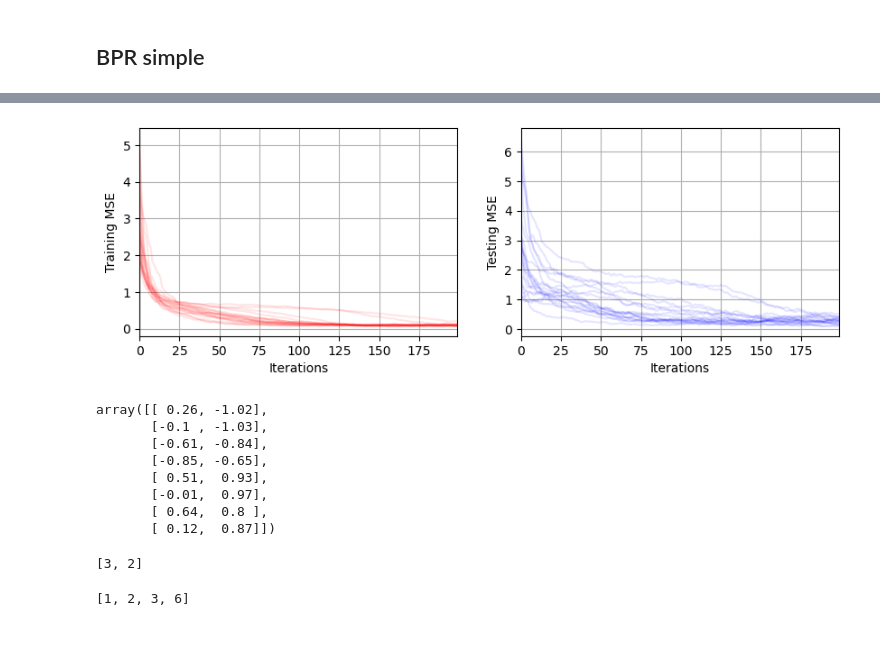
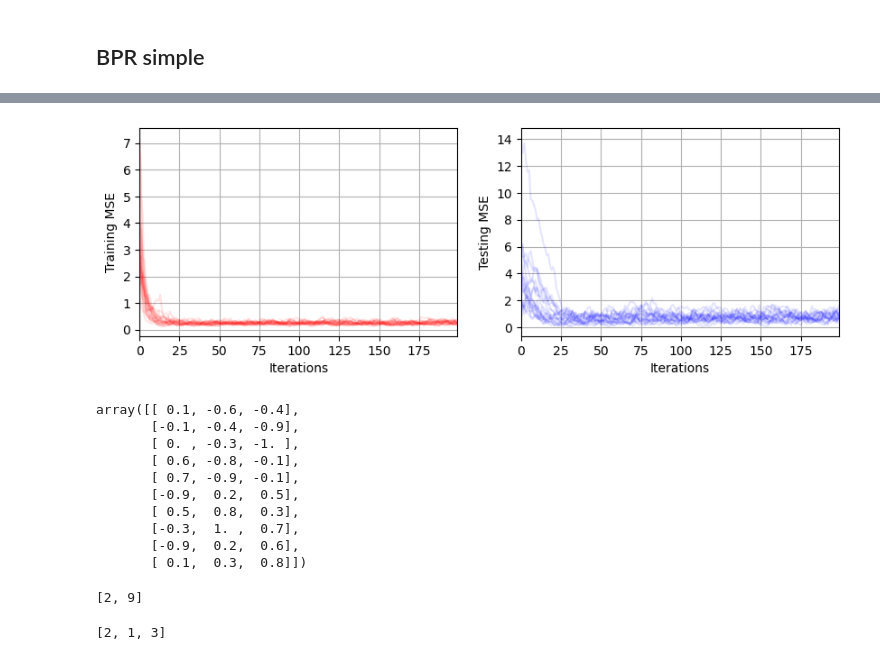
Before and after one commit to rimplesandhu/pybpr, a Jupyter notebook: examples/bpr_simple.ipynb, the cells around one changed output, grey strips where cells are left out. Drawn from its saved outputs; the diff is of its cells as text; code cells hidden in the pictures.

```diff
--- a/examples/bpr_simple.ipynb
+++ b/examples/bpr_simple.ipynb
@@ -36,42 +36,44 @@ array([[1, 1, 0, 0, 1, 0, 0, 0, 0, 0],
 # %%
 fig, ax = plt.subplots(1, 2, figsize=(10,3))
 bpr = BPR(
-    num_features = 2,
+    num_features = 3,
     num_users = cf.R.shape[0],
     num_items = cf.R.shape[1],
-    reg_lambda=0.2,
-    learning_rate=0.1
+    reg_lambda=0.1,
+    learning_rate=0.5
 )
 for _ in range(20):
-    bpr.fit(cf.R_train, cf.R_test, num_iters=200, batch_size=2, seed=None)
+    bpr.fit(cf.R_train, cf.R_test, num_iters=200, batch_size=1, seed=None)
     ax[0].plot(bpr.train_mse, '-r', alpha=0.1)
     ax[1].plot(bpr.test_mse, '-b', alpha=0.1)
 ax[0].set_ylabel('Training MSE')
 ax[1].set_ylabel('Testing MSE')
 for iax in ax:
     iax.grid(True)
     iax.set_xlim([0, len(bpr.train_mse)-1])
     iax.set_xlabel('Iterations')
     #iax.set_xticks(np.arange(0,len(bpr.test_mse),5))
 # %% [output]
-[figure, old version]
+[figure, new version]
 # %%
 np.around(bpr.item_mat,1)
-np.around(bpr.user_mat,2)
+#np.around(bpr.user_mat,2)
 # %% [output]
-array([[ 0.26, -1.02],
-       [-0.1 , -1.03],
-       [-0.61, -0.84],
-       [-0.85, -0.65],
-       [ 0.51,  0.93],
-       [-0.01,  0.97],
-       [ 0.64,  0.8 ],
-       [ 0.12,  0.87]])
+array([[ 0.1, -0.6, -0.4],
+       [-0.1, -0.4, -0.9],
+       [ 0. , -0.3, -1. ],
+       [ 0.6, -0.8, -0.1],
+       [ 0.7, -0.9, -0.1],
+       [-0.9,  0.2,  0.5],
+       [ 0.5,  0.8,  0.3],
+       [-0.3,  1. ,  0.7],
+       [-0.9,  0.2,  0.6],
+       [ 0.1,  0.3,  0.8]])
 # %%
 cf.get_top_items_for_this_user(0, bpr.user_mat, bpr.item_mat, 2)
 # %% [output]
-[3, 2]
+[2, 9]
 # %%
-cf.get_similar(bpr.user_mat, for_this_inds=0, count=4)
+cf.get_similar(bpr.user_mat, for_this_inds=0, count=3)
 # %% [output]
-[1, 2, 3, 6]
+[2, 1, 3]
```
Also changed, not shown: parts of 2 cells of this notebook, 11 other files.
